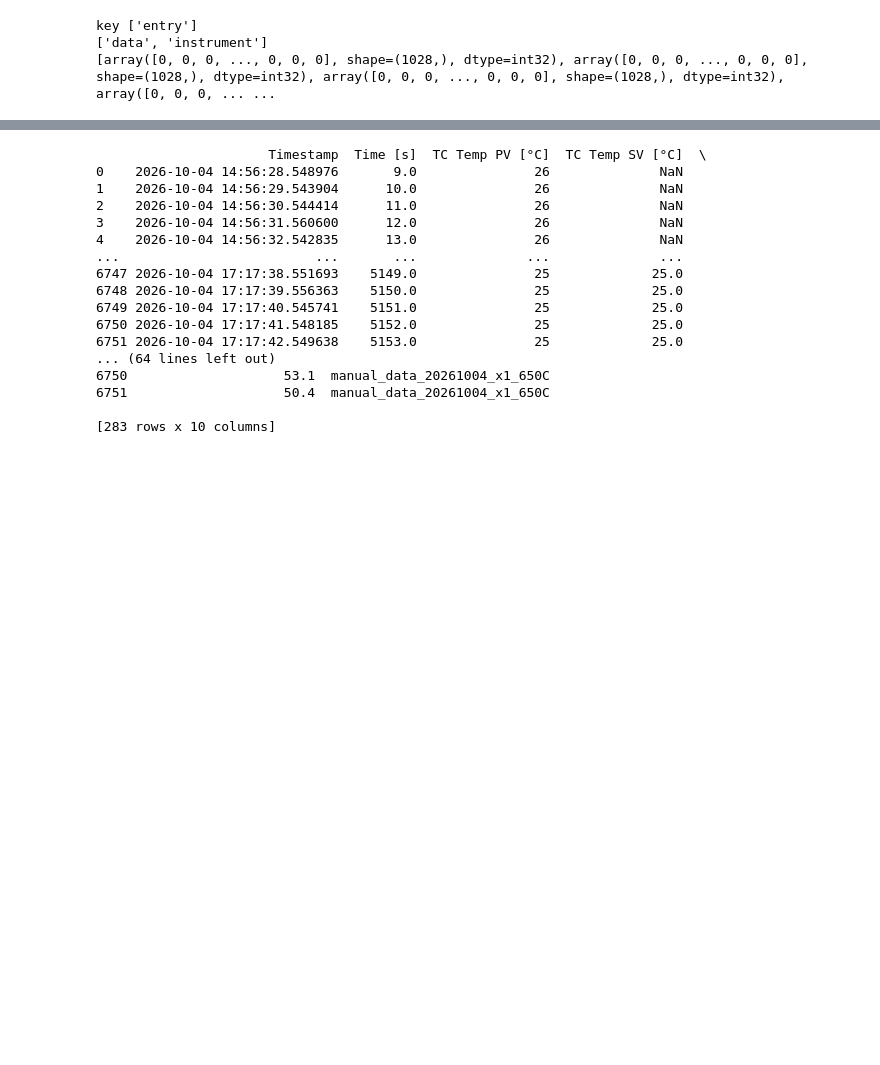
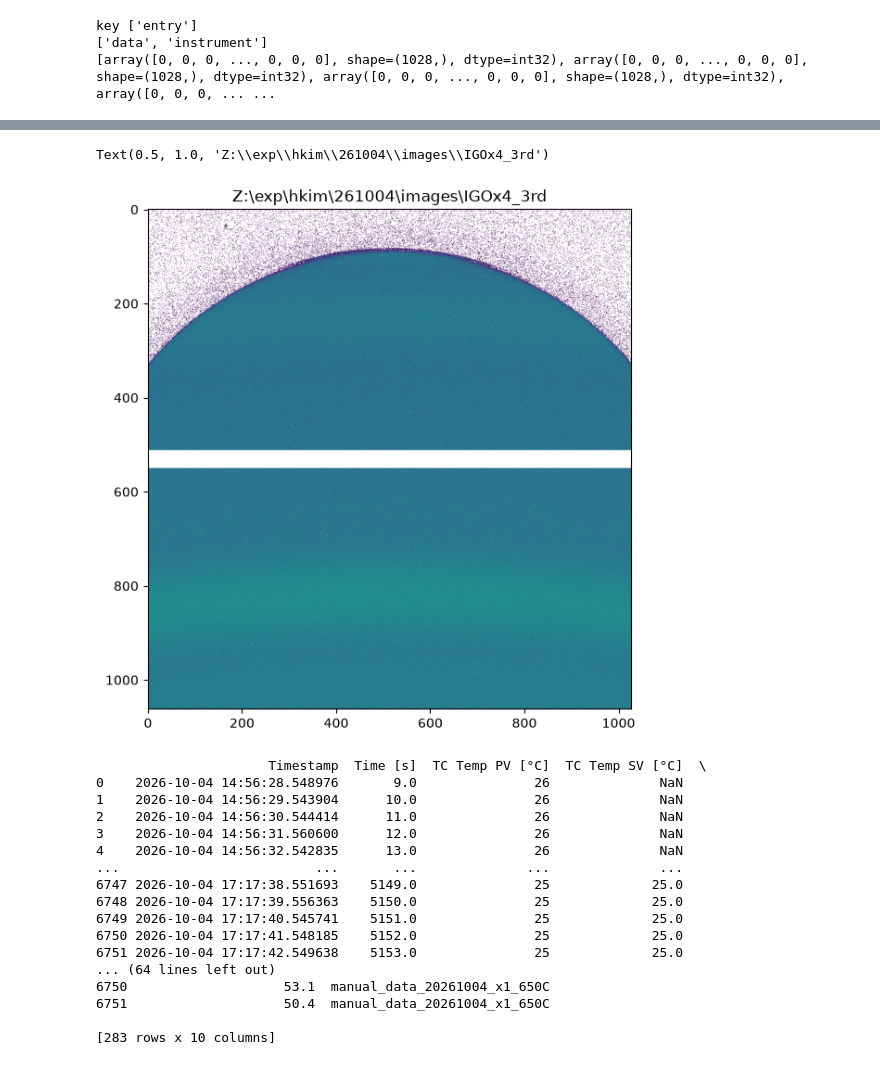
Before and after one commit to SJB7777/insitu-heating-xrd, a Jupyter notebook: notebook/spec.ipynb, the cells around one changed output, grey strips where cells are left out. Cells and saved outputs as stored; diff of their text form; code cells hidden in the pictures; blank space fills up the shorter version.

```diff
--- a/notebook/spec.ipynb
+++ b/notebook/spec.ipynb
@@ -16,3 +16,32 @@ with h5py.File(detect_file) as hf:
 key ['entry']
 ['data', 'instrument']
 [array([0, 0, 0, ..., 0, 0, 0], shape=(1028,), dtype=int32), array([0, 0, 0, ..., 0, 0, 0], shape=(1028,), dtype=int32), array([0, 0, 0, ..., 0, 0, 0], shape=(1028,), dtype=int32), array([0, 0, 0, ... ...
+# %%
+from datetime import datetime
+import numpy as np
+import pandas as pd
+import matplotlib.pyplot as plt
+
+# temp_file = list(Path(r"D:\USER_DATA\hkim\261004\data\temperature\261004_9C_IGO_x4_2nd").iterdir())[-1]
+temp_file = r"D:\USER_DATA\hkim\261004\data\temperature\261005_9C_IGO_x4_3rd\recipe_data_20261005_092228.csv"
+scan_dir = Path(r"Z:\exp\hkim\261004\images\IGOx4_3rd")
+detect_file = list(scan_dir.iterdir())[100]
+
+df = pd.read_csv(
+    temp_file,
+    parse_dates=["Timestamp"]
+)
+with h5py.File(detect_file) as hf:
+    sec = hf["entry"]["instrument"]["NDAttributes"]["NDArrayEpicsTSSec"][0]
+    image = hf['entry']['data']['data'][()]
+
+EPICS_OFFSET = 631152000
+
+t = datetime.fromtimestamp(sec + EPICS_OFFSET)
+print("time", t)
+closest_index = np.argmin(abs(df["Timestamp"] - t))
+print(df.iloc[closest_index]["TC Temp PV [°C]"])
+fig, ax = plt.subplots(1, 1, figsize=(7, 7))
+ax.imshow(np.log(image))
+ax.set_title(f"{detect_file.parent}")
+# %% [output]
@@ -19 +50,3 @@ key ['entry']
+Text(0.5, 1.0, 'Z:\\exp\\hkim\\261004\\images\\IGOx4_3rd')
+[figure, added]
 # %%
```
Also changed, not shown: parts of 4 cells of this notebook, 20 other files.
